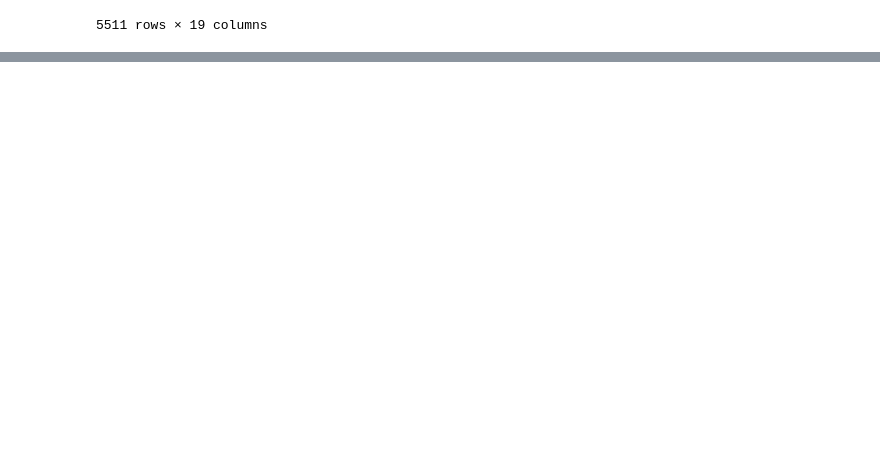
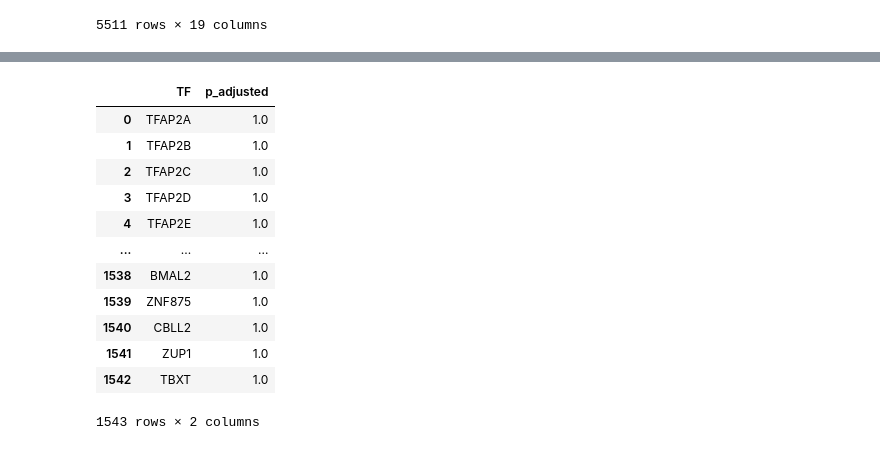
Before and after one commit to ddiannae/cancer_bootcamp25, a Jupyter notebook: tf_translocation_analysis.ipynb, the cells around one changed output, grey strips where cells are left out. Saved outputs shown, nothing was run; the diff lists cells and outputs as text; code cells hidden in the pictures; blank space fills up the shorter version.

```diff
--- a/tf_translocation_analysis.ipynb
+++ b/tf_translocation_analysis.ipynb
@@ -154,15 +220,13 @@ from scipy.stats import mannwhitneyu
 # %%
-def make_boxplot(tf):
+# Calculate p-value for dependencies in cell lines where a given TF participates in translocations vs. not
+tf_translocation_pvalues = []
+alpha = 0.05
+for tf in unique_TFs:
     filtered_df = dependencies_translocations_df_side_a.loc[dependencies_translocations_df_side_a['TF'] == tf,:]
     no_translocation_scores = filtered_df.loc[filtered_df.tf_translocation_side_a.isna(), 'Depmap_score']
     translocation_scores = filtered_df.loc[filtered_df.tf_translocation_side_a.notna(), 'Depmap_score']
-    sns.boxplot(filtered_df, x = 'has_translocation', y = 'Depmap_score')
-    # Example using t-tests for comparing two groups
-    t_test_results = {}
-    # Check if groups are large enough to perform a t-test
     if len(no_translocation_scores) >= 5 and len(translocation_scores) >= 5:
         statistic, p_value = mannwhitneyu(no_translocation_scores, translocation_scores, alternative='two-sided')
-
+        tf_translocation_pvalues.append(p_value)
     else:
-        print("Not enough data")
-    print(p_value)
+        tf_translocation_pvalues.append(1)
@@ -183,0 +239,16 @@ dependencies_translocations_df_side_a.TF.unique()
+# %%
+adjusted_tf_translocation_pvalues
+# %% [output]
+|  | TF | p_adjusted |
+| 0 | TFAP2A | 1.0 |
+| 1 | TFAP2B | 1.0 |
+| 2 | TFAP2C | 1.0 |
+| 3 | TFAP2D | 1.0 |
+| 4 | TFAP2E | 1.0 |
+| ... | ... | ... |
+| 1538 | BMAL2 | 1.0 |
+| 1539 | ZNF875 | 1.0 |
+| 1540 | CBLL2 | 1.0 |
+| 1541 | ZUP1 | 1.0 |
+| 1542 | TBXT | 1.0 |
+1543 rows × 2 columns
```
Also changed, not shown: parts of 20 cells of this notebook.
